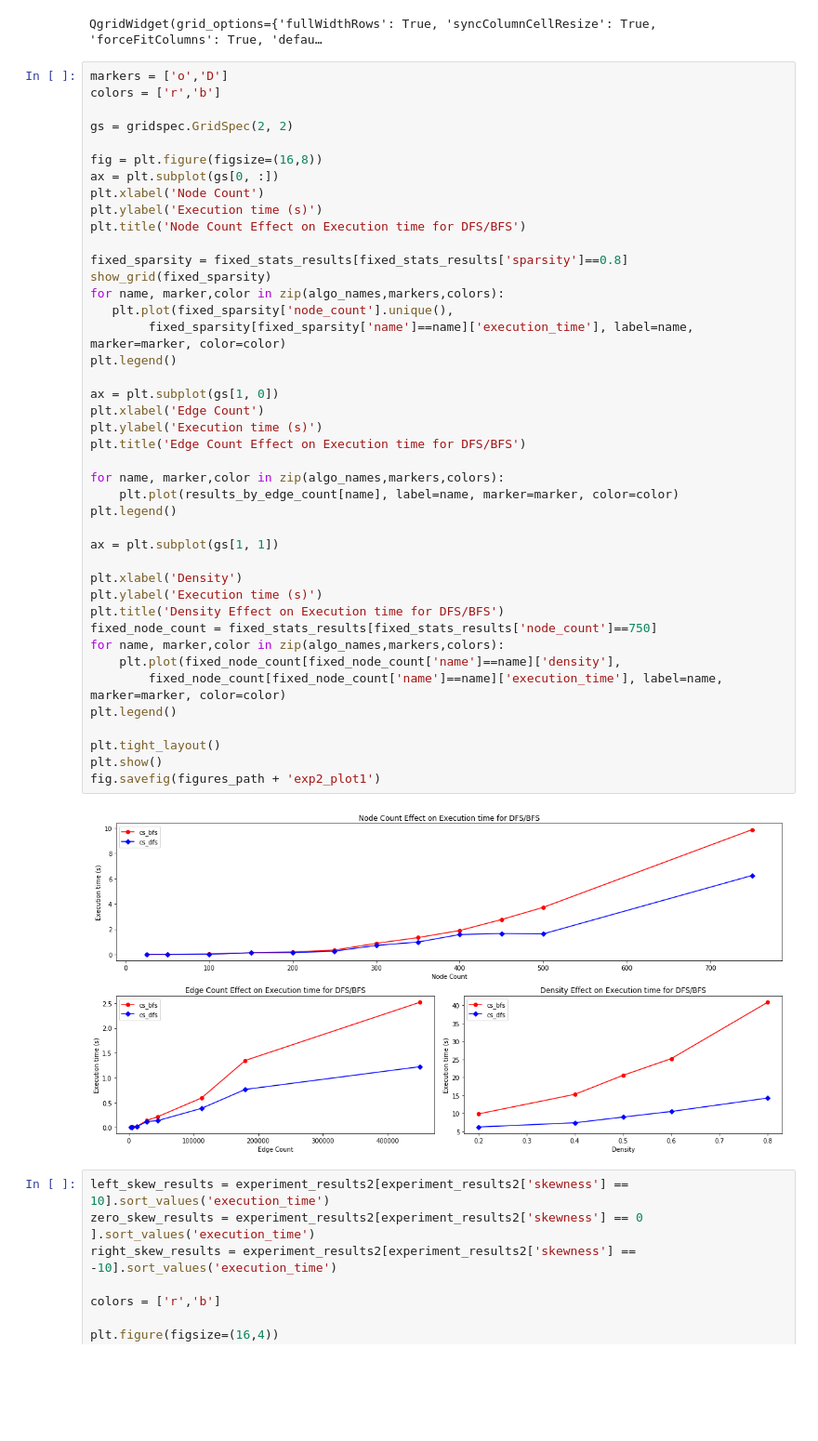
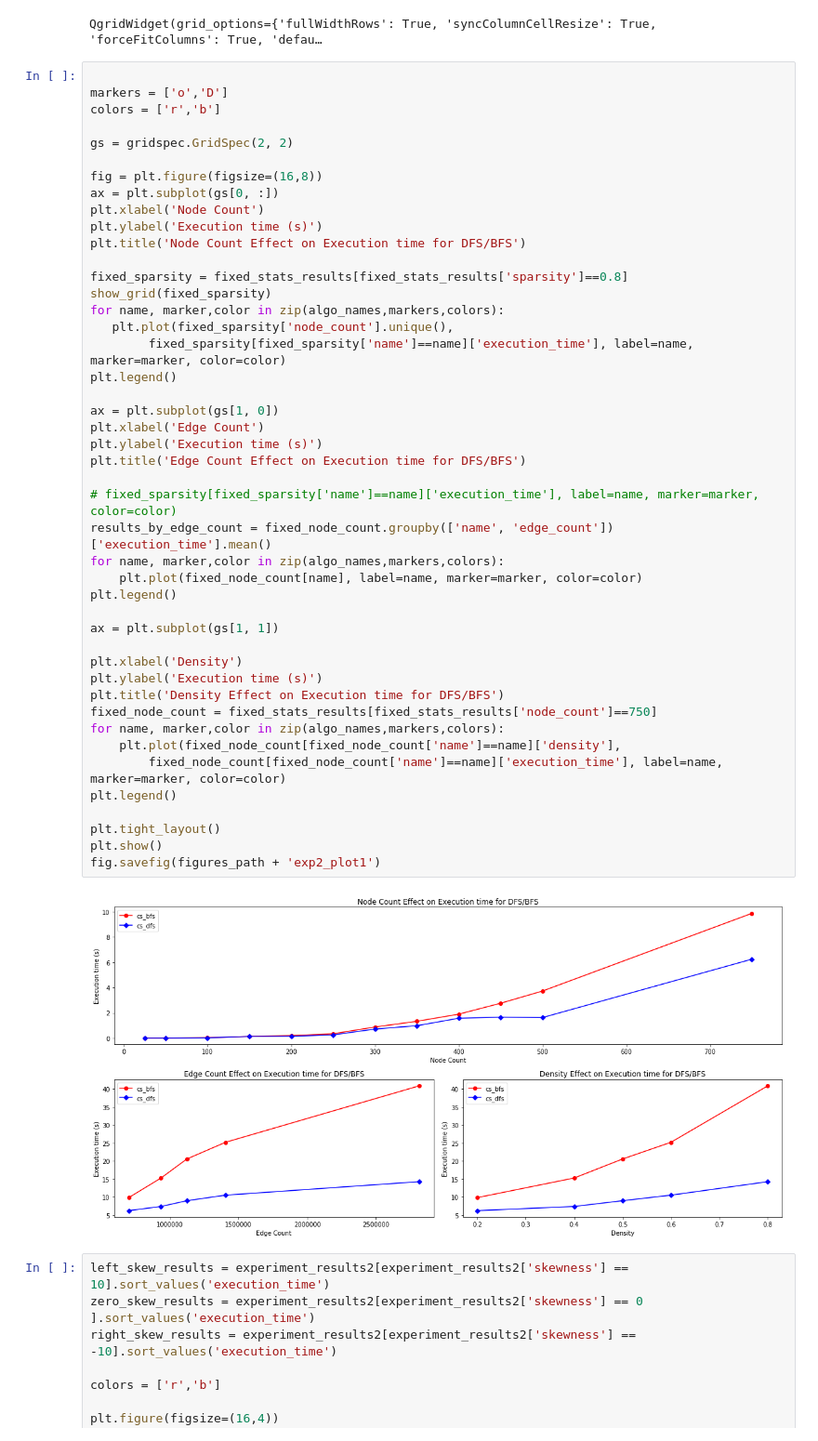
Before and after one commit to rizaozcelik/capacity-scaling, a Jupyter notebook: ExperimentResults.ipynb, the cells around one changed output. Shown at 93% size. Drawn from its saved outputs; the diff is of its cells as text; blank space fills up the shorter version.

```diff
--- a/ExperimentResults.ipynb
+++ b/ExperimentResults.ipynb
@@ -175,6 +175,7 @@ show_grid(experiment_results2)
 # %% [output]
 QgridWidget(grid_options={'fullWidthRows': True, 'syncColumnCellResize': True, 'forceFitColumns': True, 'defau…
 # %%
+
 markers = ['o','D']
 colors = ['r','b']
 
@@ -189,35 +190,37 @@ plt.title('Node Count Effect on Execution time for DFS/BFS')
 fixed_sparsity = fixed_stats_results[fixed_stats_results['sparsity']==0.8]
 show_grid(fixed_sparsity)
 for name, marker,color in zip(algo_names,markers,colors):
    plt.plot(fixed_sparsity['node_count'].unique(),
         fixed_sparsity[fixed_sparsity['name']==name]['execution_time'], label=name, marker=marker, color=color)
 plt.legend()
 
 ax = plt.subplot(gs[1, 0])
 plt.xlabel('Edge Count')
 plt.ylabel('Execution time (s)')
 plt.title('Edge Count Effect on Execution time for DFS/BFS')
 
+# fixed_sparsity[fixed_sparsity['name']==name]['execution_time'], label=name, marker=marker, color=color)
+results_by_edge_count = fixed_node_count.groupby(['name', 'edge_count'])['execution_time'].mean()
 for name, marker,color in zip(algo_names,markers,colors):
-    plt.plot(results_by_edge_count[name], label=name, marker=marker, color=color)
+    plt.plot(fixed_node_count[name], label=name, marker=marker, color=color)
 plt.legend()
 
 ax = plt.subplot(gs[1, 1])
 
 plt.xlabel('Density')
 plt.ylabel('Execution time (s)')
 plt.title('Density Effect on Execution time for DFS/BFS')
 fixed_node_count = fixed_stats_results[fixed_stats_results['node_count']==750]
 for name, marker,color in zip(algo_names,markers,colors):
     plt.plot(fixed_node_count[fixed_node_count['name']==name]['density'],
         fixed_node_count[fixed_node_count['name']==name]['execution_time'], label=name, marker=marker, color=color)
 plt.legend()
 
 plt.tight_layout()
 plt.show()
 fig.savefig(figures_path + 'exp2_plot1')
 # %% [output]
-[figure, old version]
+[figure, new version]
 # %%
 left_skew_results = experiment_results2[experiment_results2['skewness'] == 10].sort_values('execution_time')
 zero_skew_results = experiment_results2[experiment_results2['skewness'] == 0 ].sort_values('execution_time')
```
Also changed, not shown: parts of 3 cells of this notebook, 8 other files.
